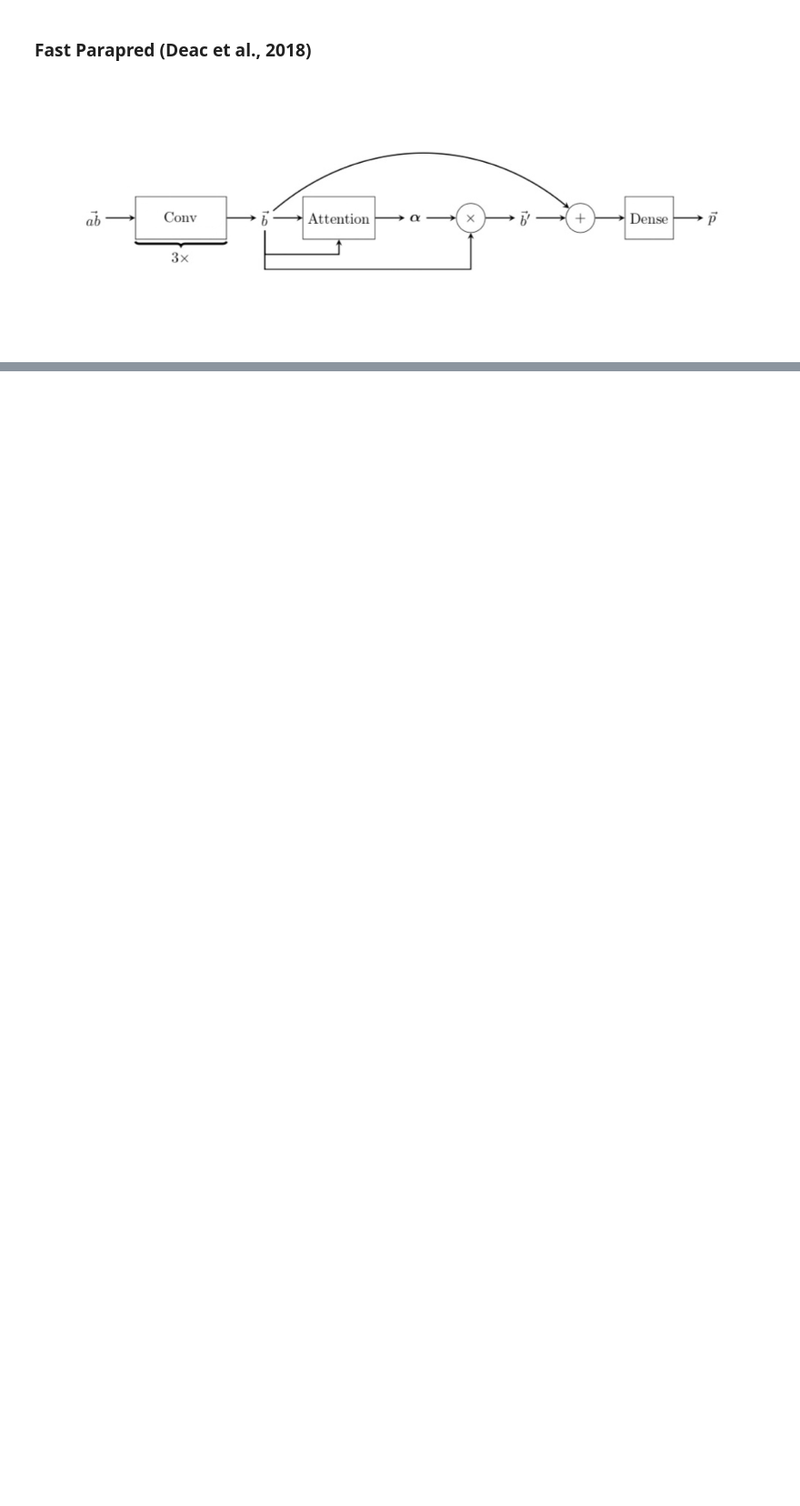
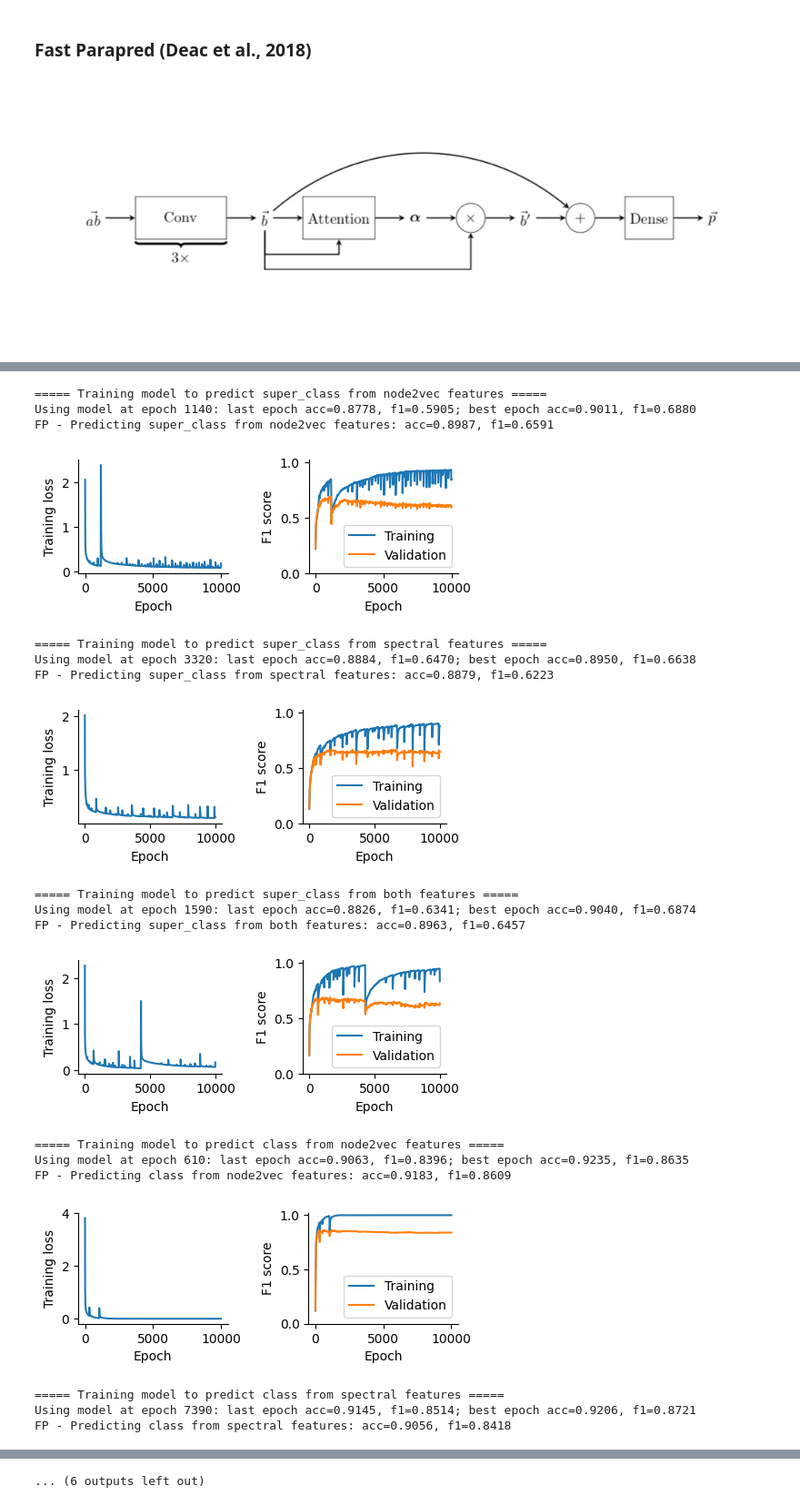
Before and after one commit to ernestoBocini/Drosophila-Brain-Wiring-Diagram-GAT, a Jupyter notebook: notebooks/exploitation.ipynb, the cells around one changed output, grey strips where cells are left out. Shown: that part at 91% size. Saved outputs shown, nothing was run; the diff lists cells and outputs as text; code cells hidden in the pictures; blank space fills up the shorter version.

```diff
--- a/notebooks/exploitation.ipynb
+++ b/notebooks/exploitation.ipynb
@@ -711,0 +669,62 @@ FP - Predicting class from both features: acc=0.9169, f1=0.8482
+# %%
+for pred_target in ["super_class", "class", "hemilineage"]:
+    for features_group, features_mask in feature_mask_lookup.items():
+        print(
+            f"===== Training model to predict {pred_target} "
+            f"from {features_group} features ====="
+        )
+        fp_model = FastParapred(
+            in_dim=int(features_mask.sum()),
+            out_dim=len(id2name_lookups[pred_target]),
+            features_mask=features_mask
+        ).to(device)
+        model_path = models_dir / f"fp_{pred_target}_{features_group}.pth"
+
+        # Train model if needed, otherwise load from pth file
+        if retrain_fp:
+            optimizer = optim.Adam(fp_model.parameters(), lr=0.01)
+            criterion = nn.CrossEntropyLoss()
+            training_hist = train(
+                fp_model,
+                pg_graph.to(device),
+                optimizer,
+                criterion,
+                10000 + 1,
+                pred_target,
+                device,
+                verbose=False
+            )
+            torch.save(fp_model.state_dict(), model_path)
+            visualize_training_history(training_hist)
+        else:
+            fp_model.load_state_dict(torch.load(model_path))
+
+        test_mask = pg_graph.test_mask & (pg_graph[pred_target] != -1)
+        acc, f1 = get_scores(fp_model, pg_graph, test_mask, pred_target)
+        results_all.append(["fp", pred_target, features_group, acc, f1])
+        print(
+            f"FP - Predicting {pred_target} from {features_group} "
+            f"features: acc={acc:.4f}, f1={f1:.4f}"
+        )
+
+        plt.show()
+# %% [output]
+===== Training model to predict super_class from node2vec features =====
+Using model at epoch 1140: last epoch acc=0.8778, f1=0.5905; best epoch acc=0.9011, f1=0.6880
+FP - Predicting super_class from node2vec features: acc=0.8987, f1=0.6591
+[figure, added]
+===== Training model to predict super_class from spectral features =====
+Using model at epoch 3320: last epoch acc=0.8884, f1=0.6470; best epoch acc=0.8950, f1=0.6638
+FP - Predicting super_class from spectral features: acc=0.8879, f1=0.6223
+[figure, added]
+===== Training model to predict super_class from both features =====
+Using model at epoch 1590: last epoch acc=0.8826, f1=0.6341; best epoch acc=0.9040, f1=0.6874
+FP - Predicting super_class from both features: acc=0.8963, f1=0.6457
+[figure, added]
+===== Training model to predict class from node2vec features =====
+Using model at epoch 610: last epoch acc=0.9063, f1=0.8396; best epoch acc=0.9235, f1=0.8635
+FP - Predicting class from node2vec features: acc=0.9183, f1=0.8609
+[figure, added]
+===== Training model to predict class from spectral features =====
+Using model at epoch 7390: last epoch acc=0.9145, f1=0.8514; best epoch acc=0.9206, f1=0.8721
+FP - Predicting class from spectral features: acc=0.9056, f1=0.8418
@@ -712 +736,2 @@ FP - Predicting class from both features: acc=0.9169, f1=0.8482
+... (6 outputs left out)
 # %%
```
Also changed, not shown: parts of 20 cells of this notebook, 1 other file.
